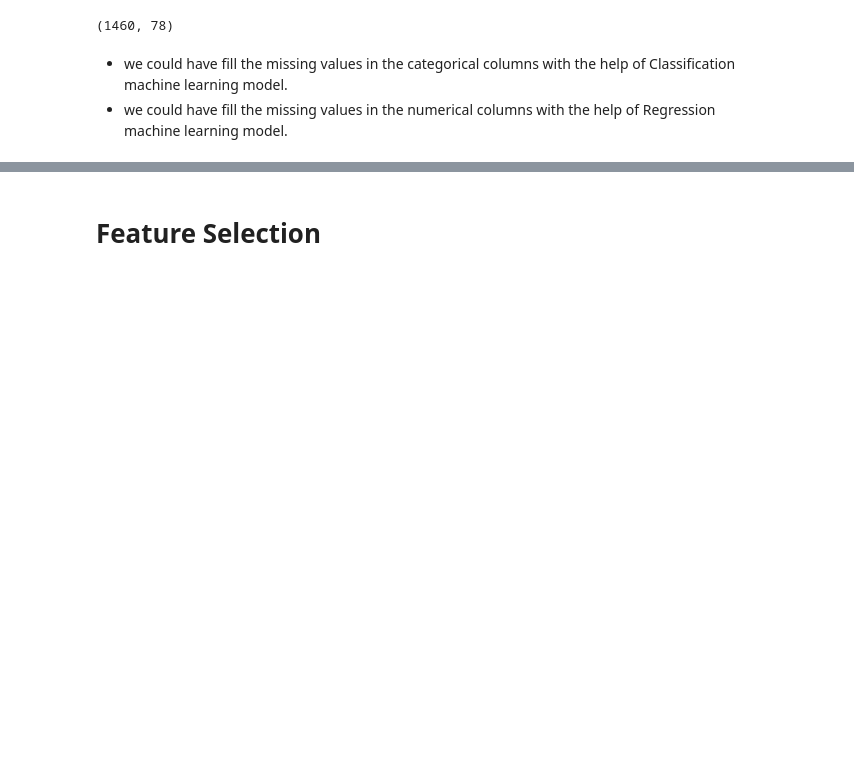
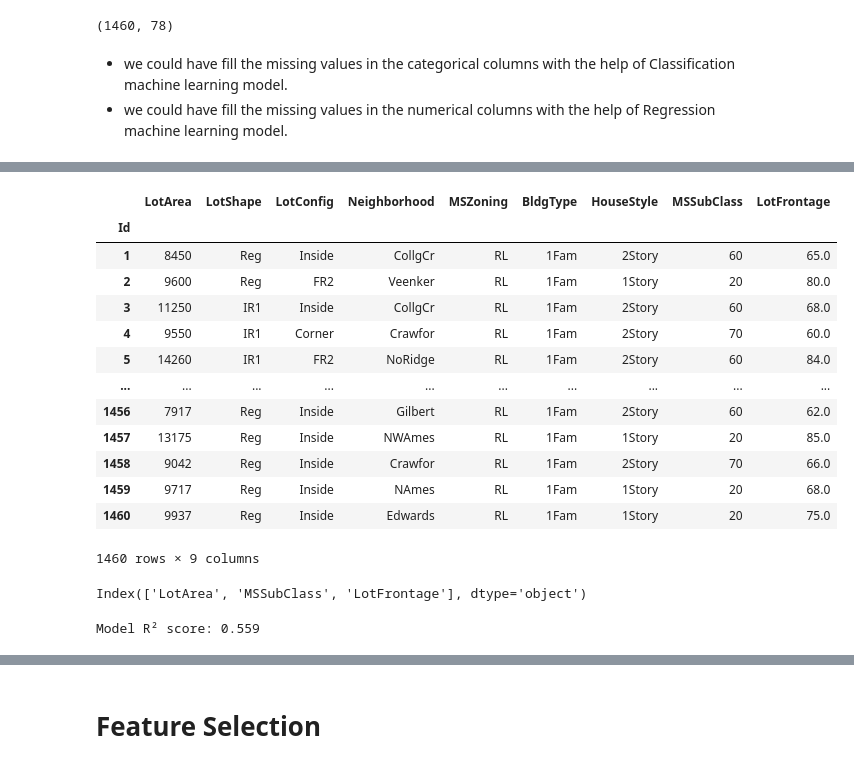
Before and after one commit to jenasandeep/Recreating-99-core_ML_Projects, a Jupyter notebook: 1-House Price Prediction/notebooks/1-initial-eda.ipynb, the cells around one changed output, grey strips where cells are left out. Cells and saved outputs as stored; diff of their text form; code cells hidden in the pictures; blank space fills up the shorter version.

```diff
--- a/1-House Price Prediction/notebooks/1-initial-eda.ipynb
+++ b/1-House Price Prediction/notebooks/1-initial-eda.ipynb
@@ -1990,0 +2302,60 @@ df.shape
+# %%
+df_LotFrontage_prediction = df[['LotArea', 'LotShape', 'LotConfig','Neighborhood','MSZoning','BldgType', 'HouseStyle','MSSubClass','LotFrontage']].copy()
+# %%
+df_LotFrontage_prediction
+# %% [output]
+|  | LotArea | LotShape | LotConfig | Neighborhood | MSZoning | BldgType | HouseStyle | MSSubClass | LotFrontage |
+| Id |  |  |  |  |  |  |  |  |  |
+| 1 | 8450 | Reg | Inside | CollgCr | RL | 1Fam | 2Story | 60 | 65.0 |
+| 2 | 9600 | Reg | FR2 | Veenker | RL | 1Fam | 1Story | 20 | 80.0 |
+| 3 | 11250 | IR1 | Inside | CollgCr | RL | 1Fam | 2Story | 60 | 68.0 |
+| 4 | 9550 | IR1 | Corner | Crawfor | RL | 1Fam | 2Story | 70 | 60.0 |
+| 5 | 14260 | IR1 | FR2 | NoRidge | RL | 1Fam | 2Story | 60 | 84.0 |
+| ... | ... | ... | ... | ... | ... | ... | ... | ... | ... |
+| 1456 | 7917 | Reg | Inside | Gilbert | RL | 1Fam | 2Story | 60 | 62.0 |
+| 1457 | 13175 | Reg | Inside | NWAmes | RL | 1Fam | 1Story | 20 | 85.0 |
+| 1458 | 9042 | Reg | Inside | Crawfor | RL | 1Fam | 2Story | 70 | 66.0 |
+| 1459 | 9717 | Reg | Inside | NAmes | RL | 1Fam | 1Story | 20 | 68.0 |
+| 1460 | 9937 | Reg | Inside | Edwards | RL | 1Fam | 1Story | 20 | 75.0 |
+1460 rows × 9 columns
+# %%
+df_LotFrontage_prediction.select_dtypes(include=['int64', 'float64']).columns
+# %% [output]
+Index(['LotArea', 'MSSubClass', 'LotFrontage'], dtype='object')
+# %%
+from sklearn.ensemble import RandomForestRegressor
+from sklearn.model_selection import train_test_split
+from sklearn.preprocessing import OneHotEncoder
+from sklearn.compose import ColumnTransformer
+from sklearn.pipeline import Pipeline
+import pandas as pd
+
+X = df_LotFrontage_prediction[df_LotFrontage_prediction['LotFrontage'].notnull()].drop('LotFrontage', axis=1)
+y = df_LotFrontage_prediction[df_LotFrontage_prediction['LotFrontage'].notnull()]['LotFrontage']
+
+X_train, X_test, y_train, y_test = train_test_split(X, y, test_size=0.2, random_state=42)
+
+# Preprocessing
+categorical_cols = df_LotFrontage_prediction.select_dtypes(include=['object']).columns
+numerical_cols = ['LotArea', 'MSSubClass']
+
+preprocessor = ColumnTransformer(
+    transformers=[
+        ('num', 'passthrough', numerical_cols),
+        ('cat', OneHotEncoder(handle_unknown='ignore'), categorical_cols)
+    ])
+
+# Create pipeline
+model = Pipeline(steps=[
+    ('preprocessor', preprocessor),
+    ('regressor', RandomForestRegressor(n_estimators=1000, random_state=42))
+])
+
+# Train model
+model.fit(X_train, y_train)
+
+# Evaluate
+score = model.score(X_test, y_test)
+print(f"Model R² score: {score:.3f}")
+# %% [output]
+Model R² score: 0.559
```
Also changed, not shown: parts of 35 cells of this notebook, 12 other files.
